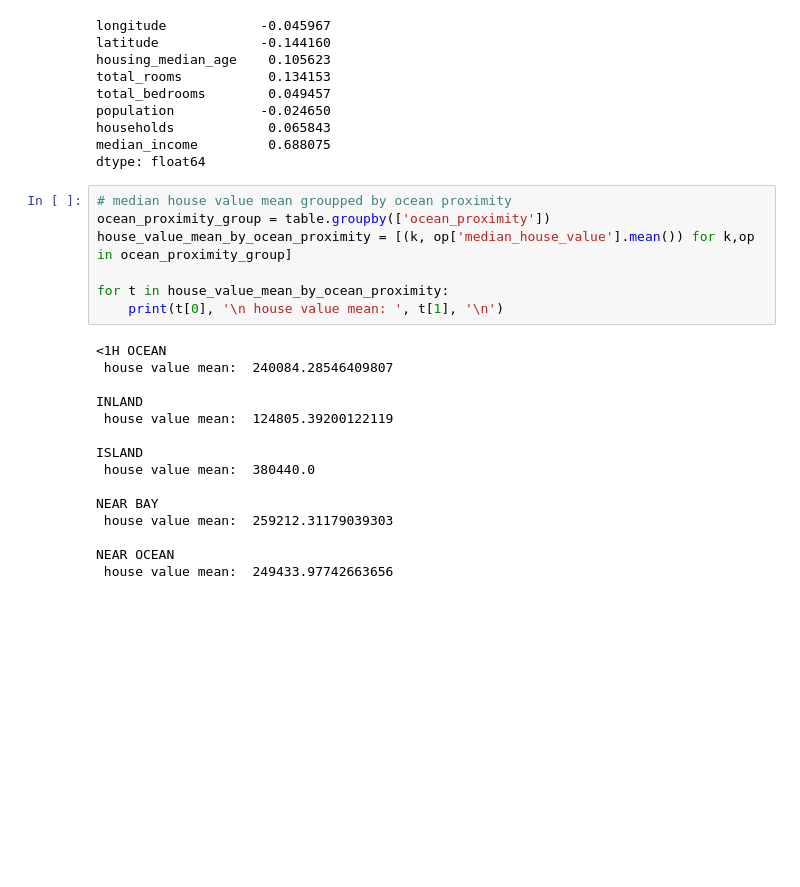
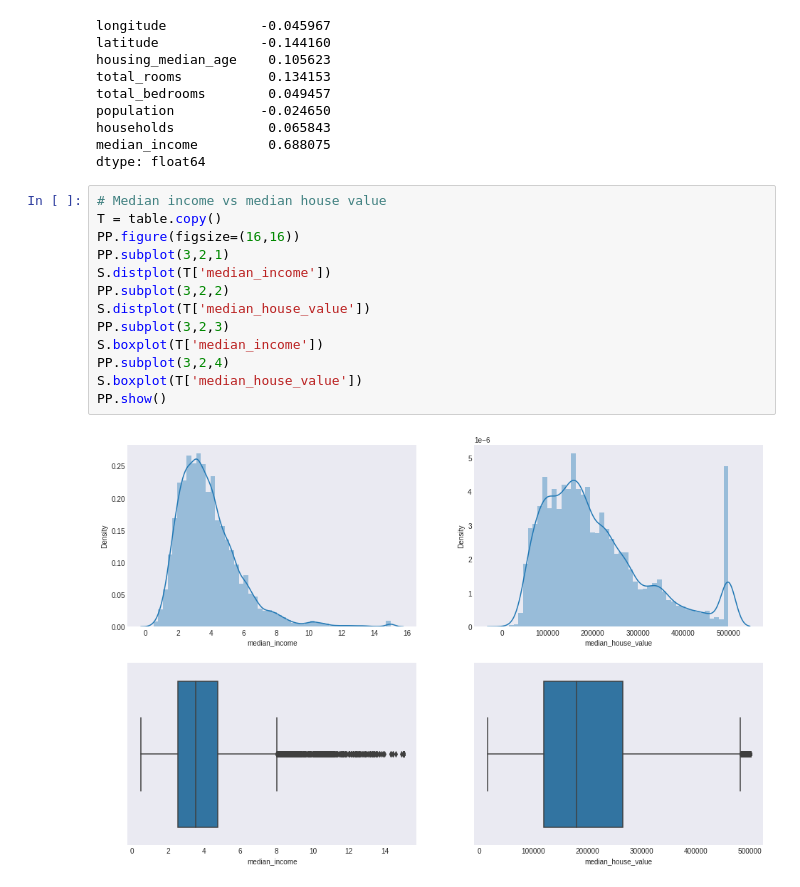
Before and after one commit to FIAP22IA/trabalho-final-python, a Jupyter notebook: trabalho.ipynb, the cells around one changed output. Cells and saved outputs as stored; diff of their text form; blank space fills up the shorter version.

Commit message:
2.0 added plots

```diff
--- a/trabalho.ipynb
+++ b/trabalho.ipynb
@@ -96,25 +96,18 @@ population           -0.024650
 households            0.065843
 median_income         0.688075
 dtype: float64
-# %%
-# median house value mean groupped by ocean proximity
-ocean_proximity_group = table.groupby(['ocean_proximity'])
-house_value_mean_by_ocean_proximity = [(k, op['median_house_value'].mean()) for k,op in ocean_proximity_group]
-
-for t in house_value_mean_by_ocean_proximity:
-    print(t[0], '\n house value mean: ', t[1], '\n')
-# %% [output]
-<1H OCEAN
- house value mean:  240084.28546409807
-
-INLAND
- house value mean:  124805.39200122119
-
-ISLAND
- house value mean:  380440.0
-
-NEAR BAY
- house value mean:  259212.31179039303
-
-NEAR OCEAN
- house value mean:  249433.97742663656
+# %%
+# Median income vs median house value
+T = table.copy()
+PP.figure(figsize=(16,16))
+PP.subplot(3,2,1)
+S.distplot(T['median_income'])
+PP.subplot(3,2,2)
+S.distplot(T['median_house_value'])
+PP.subplot(3,2,3)
+S.boxplot(T['median_income'])
+PP.subplot(3,2,4)
+S.boxplot(T['median_house_value'])
+PP.show()
+# %% [output]
+[figure, added]
```
Also changed, not shown: parts of 6 cells of this notebook.
